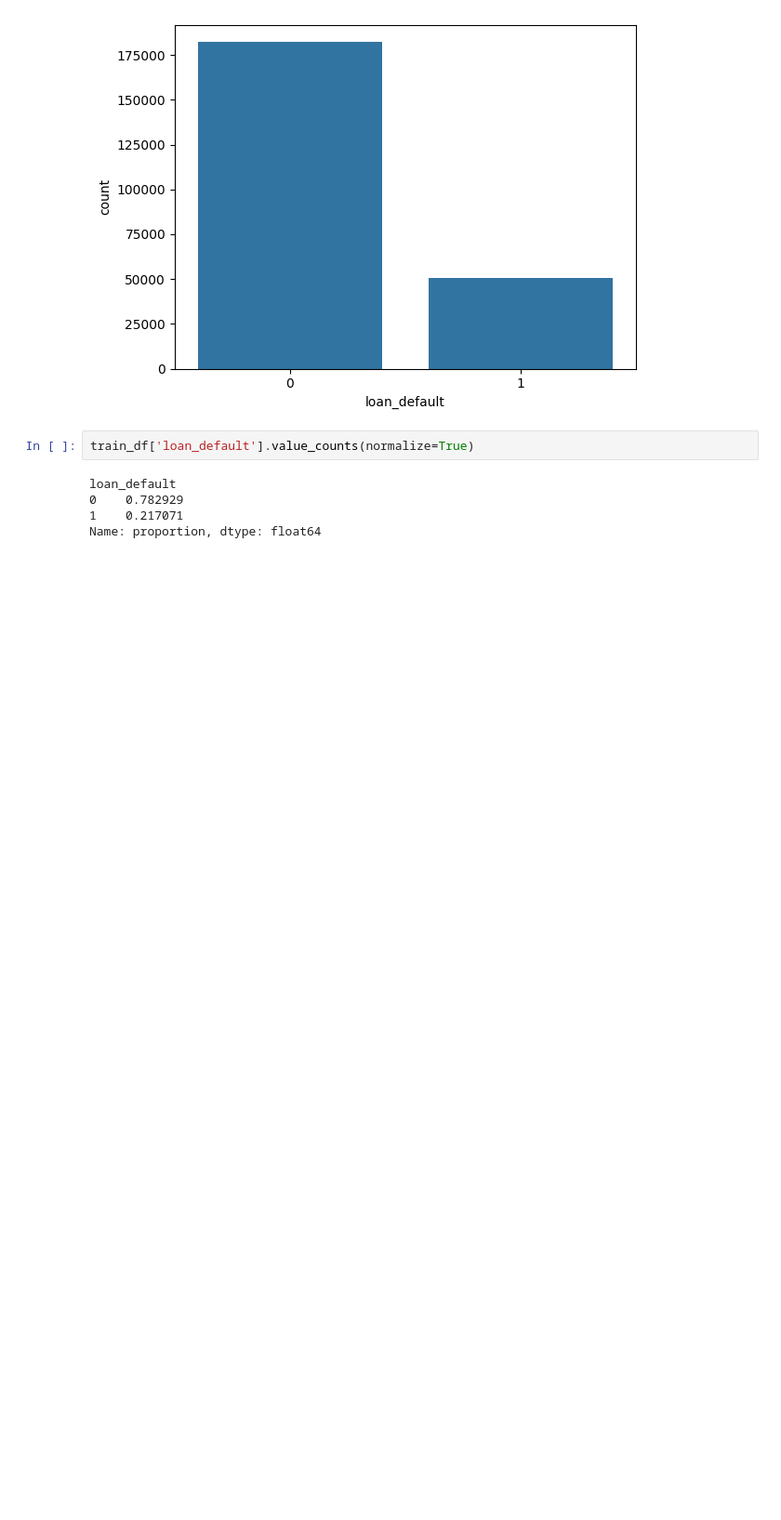
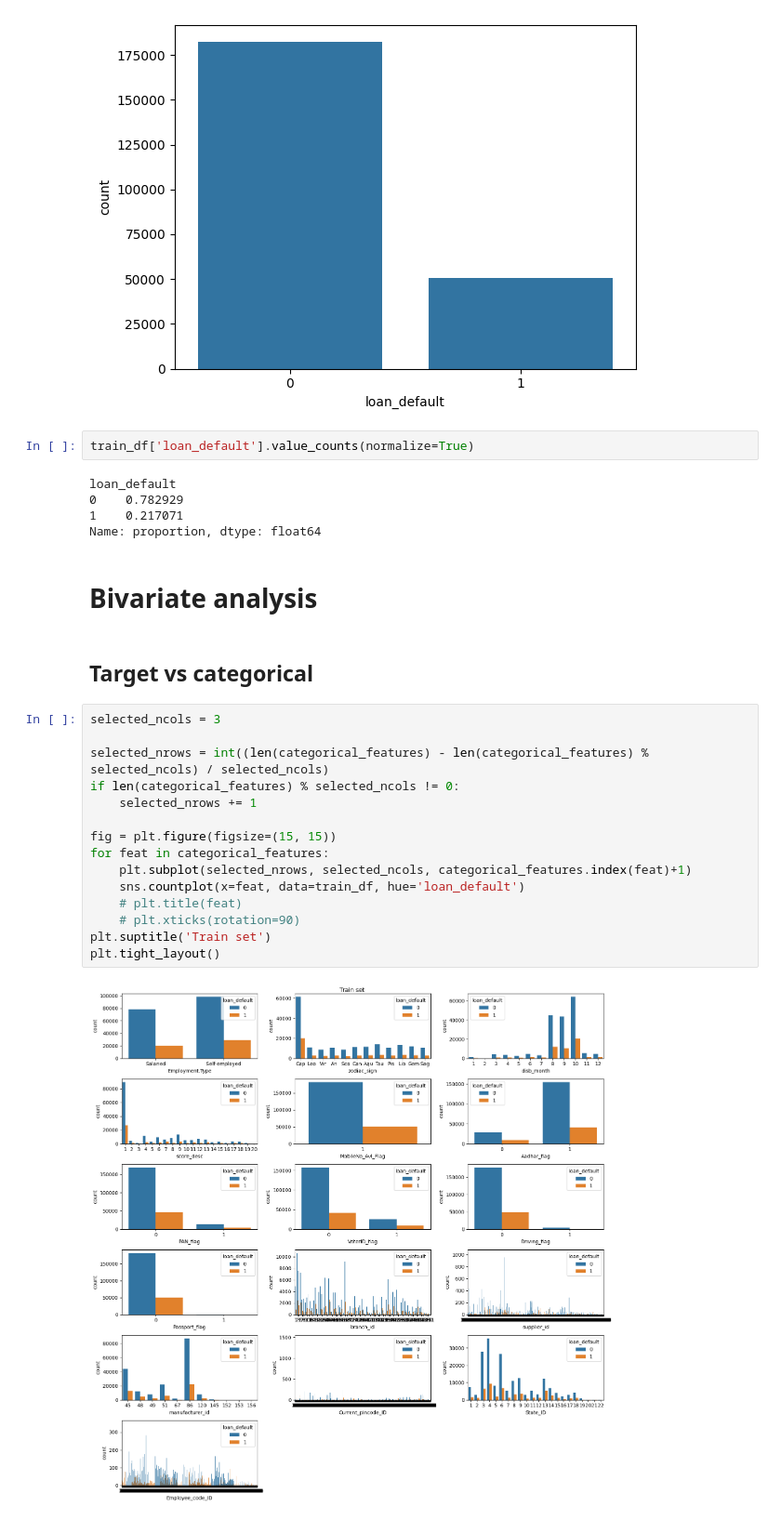
Before and after one commit to VaheC/VehicleLoanDefault, a Jupyter notebook: notebook/eda.ipynb, the cells around one changed output. Shown: that part at 93% size. Saved outputs shown, nothing was run; the diff lists cells and outputs as text; blank space fills up the shorter version.

Commit message:
target vs categorical added

```diff
--- a/notebook/eda.ipynb
+++ b/notebook/eda.ipynb
@@ -404,3 +404,24 @@ loan_default
 0    0.782929
 1    0.217071
 Name: proportion, dtype: float64
+# %% [markdown]
+# Bivariate analysis
+# %% [markdown]
+## Target vs categorical
+# %%
+selected_ncols = 3
+
+selected_nrows = int((len(categorical_features) - len(categorical_features) % selected_ncols) / selected_ncols)
+if len(categorical_features) % selected_ncols != 0:
+    selected_nrows += 1
+
+fig = plt.figure(figsize=(15, 15))
+for feat in categorical_features:
+    plt.subplot(selected_nrows, selected_ncols, categorical_features.index(feat)+1)
+    sns.countplot(x=feat, data=train_df, hue='loan_default')
+    # plt.title(feat)
+    # plt.xticks(rotation=90)
+plt.suptitle('Train set')
+plt.tight_layout()
+# %% [output]
+[figure, added]
```
